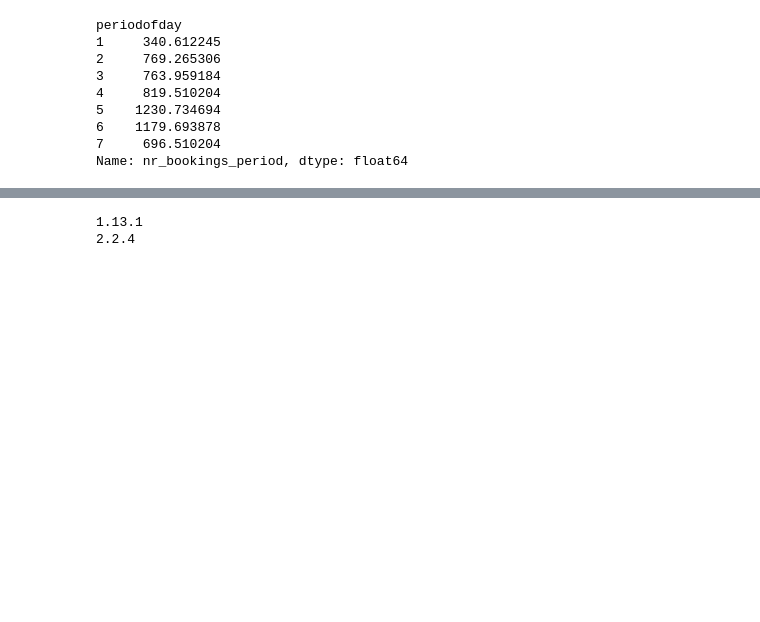
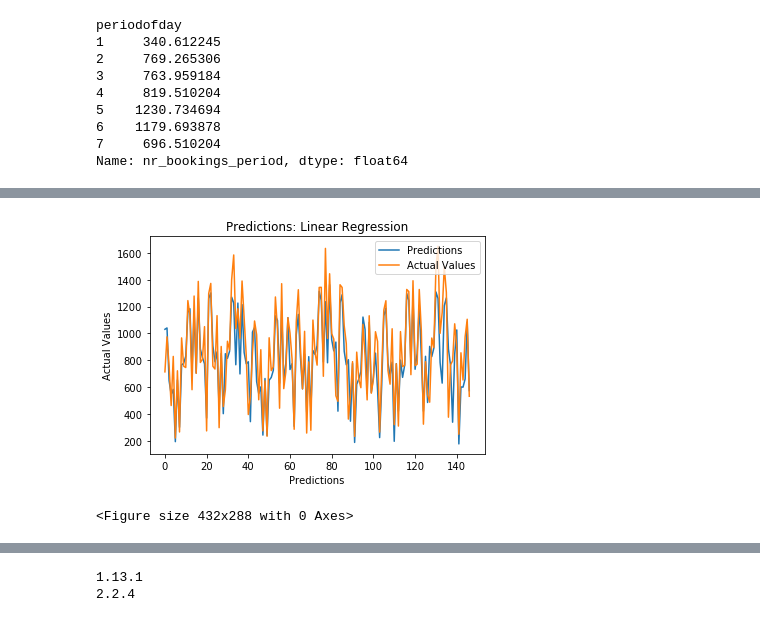
Before and after one commit to dougct/carsharing-prediction, a Jupyter notebook: src/temporal-analyses/Dynamic.ipynb, the cells around one changed output, grey strips where cells are left out. Saved outputs shown, nothing was run; the diff lists cells and outputs as text; code cells hidden in the pictures; blank space fills up the shorter version.

Commit message:
Separate results for expanding and sliding window.

```diff
--- a/src/temporal-analyses/Dynamic.ipynb
+++ b/src/temporal-analyses/Dynamic.ipynb
@@ -227,9 +227,9 @@ print(x_test[0], y_test[0])
 # %%
-print("Shape of training set: {}".format(x_train.shape))
+## print("Shape of training set: {}".format(x_train.shape))
 print("Shape of test set: {}".format(x_test.shape))
 
-x_train = x_train.reshape((x_train.shape[0], 30))
-x_test = x_test.reshape((x_test.shape[0], 30))
+x_train = x_train.reshape((x_train.shape[0], 29))
+x_test = x_test.reshape((x_test.shape[0], 29))
 
 print("Shape of training set: {}".format(x_train.shape))
 print("Shape of test set: {}".format(x_test.shape))
@@ -329,0 +345,14 @@ def evaluate(x_train, x_test, y_train, y_test):
+# %%
+import numpy as np
+import matplotlib.pyplot as plt
+
+def plot_results(results, model_name, technique):
+    fig, ax = plt.subplots()
+    ax.plot(results[model_name]['predictions'], label = 'Predictions')
+    ax.plot(results[model_name]['actual_values'], label = 'Actual Values')
+    ax.set_xlabel('Predictions')
+    ax.set_ylabel('Actual Values')
+    ax.set_title('Predictions: ' + model_name)
+    legend = ax.legend(loc='upper right', shadow=False)
+    plt.show()
+    plt.savefig('charts/' + model_name + technique + 'Predictions.pdf', dpi = 200)
@@ -330,3 +361,3 @@ def evaluate(x_train, x_test, y_train, y_test):
 # %%
-results = evaluate(x_train, x_test, y_train, y_test)
+results = evaluate(x_train, x_test, y_train, y_test, sliding_window = False)
 # %% [output]
@@ -410,0 +401,5 @@ Model:  Baseline
+# %%
+plot_results(results, 'Linear Regression', 'Expanding')
+# %% [output]
+[figure, added]
+<Figure size 432x288 with 0 Axes>
```
Also changed, not shown: parts of 64 cells of this notebook, 15 other files.
